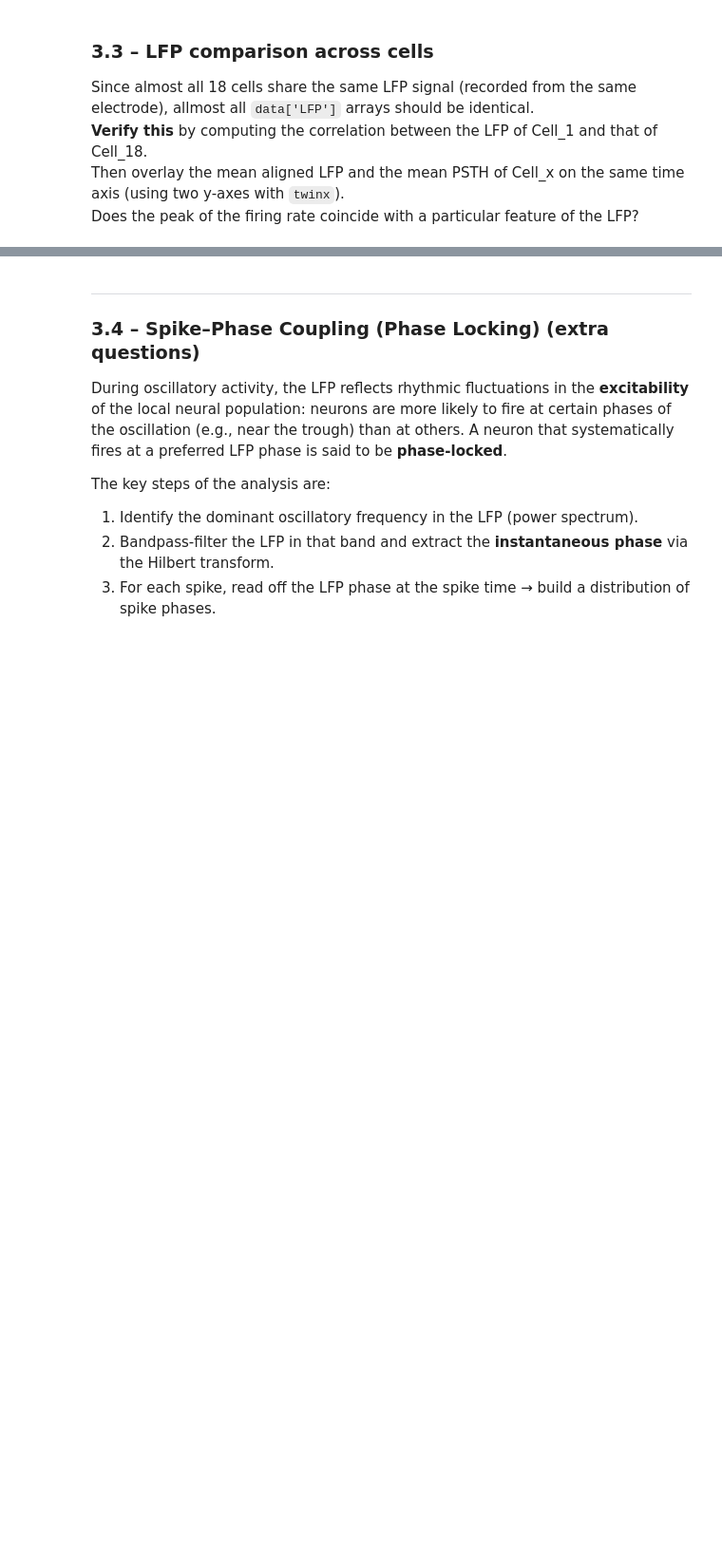
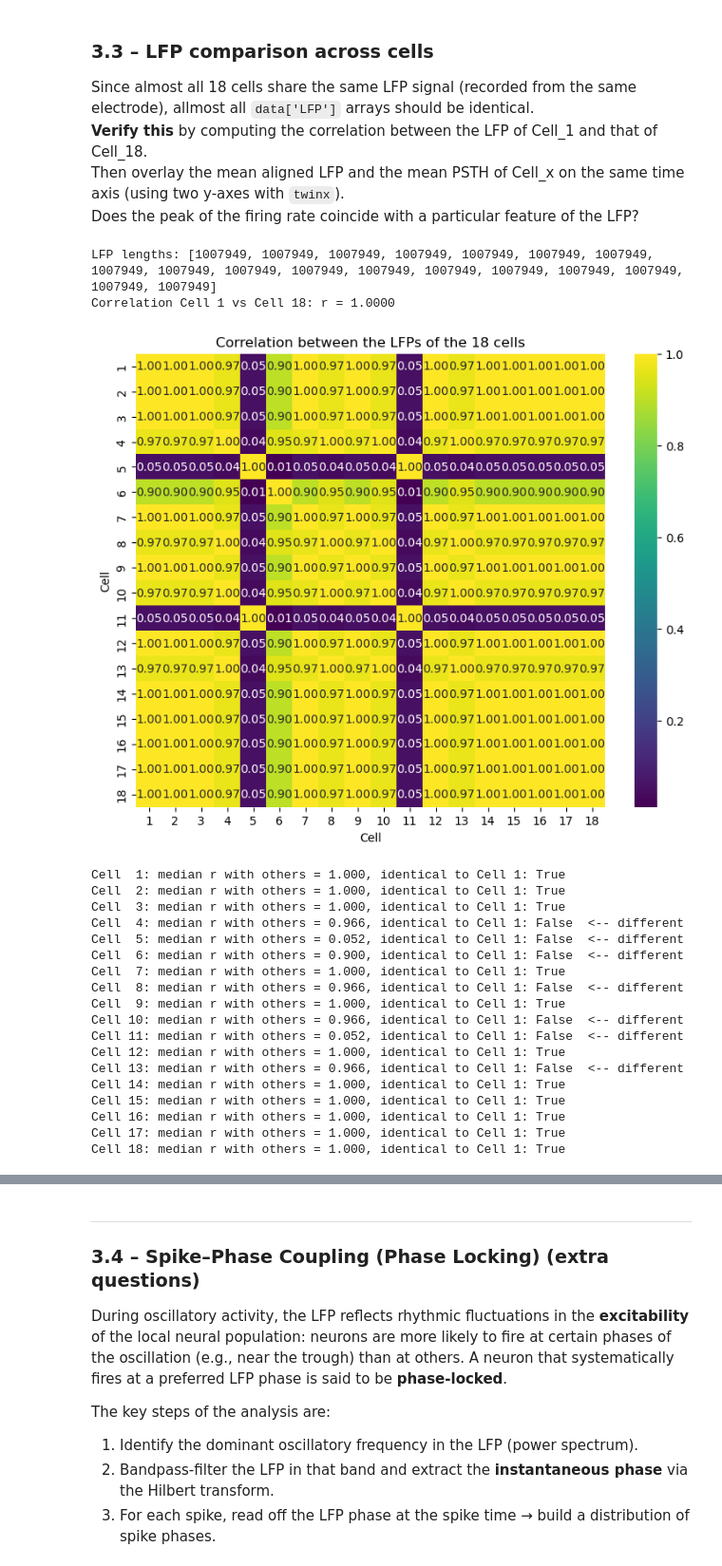
Before and after one commit to slerou/Group_1_HW_DataAnalysis_2026.ipynb, a Jupyter notebook: HW_SU_LFP_111026_student_2026.ipynb, the cells around one changed output, grey strips where cells are left out. Shown at 95% size. Drawn from its saved outputs; the diff is of its cells as text; code cells hidden in the pictures; blank space fills up the shorter version.

```diff
--- a/HW_SU_LFP_111026_student_2026.ipynb
+++ b/HW_SU_LFP_111026_student_2026.ipynb
@@ -720,4 +819,51 @@ Since almost all 18 cells share the same LFP signal (recorded from the same elec
 Then overlay the mean aligned LFP and the mean PSTH of Cell_x on the same time axis (using two y-axes with `twinx`).
 Does the peak of the firing rate coincide with a particular feature of the LFP?
 # %%
-# Your code here
+lfp_raw = {n: np.array(cells[n]["LFP"]).flatten() for n in range(1, 19)}
+
+lengths = [len(lfp_raw[n]) for n in range(1, 19)]
+print("LFP lengths:", lengths)
+min_len = min(lengths)
+
+r_1_18 = np.corrcoef(lfp_raw[1][:min_len], lfp_raw[18][:min_len])[0, 1]
+print(f"Correlation Cell 1 vs Cell 18: r = {r_1_18:.4f}")
+
+lfp_matrix = np.array([lfp_raw[n][:min_len] for n in range(1, 19)])
+corr_matrix = np.corrcoef(lfp_matrix)
+
+plt.figure(figsize=(9, 7))
+sns.heatmap(corr_matrix, annot=True, fmt=".2f", cmap="viridis",
+            xticklabels=range(1, 19), yticklabels=range(1, 19))
+plt.title("Correlation between the LFPs of the 18 cells")
+plt.xlabel("Cell")
+plt.ylabel("Cell")
+plt.show()
+
+for n in range(1, 19):
+    others = [corr_matrix[n - 1, m - 1] for m in range(1, 19) if m != n]
+    mean_r = np.median(others)
+    exact = np.array_equal(lfp_raw[n][:min_len], lfp_raw[1][:min_len])
+    flag = "  <-- different" if mean_r < 0.99 else ""
+    print(f"Cell {n:2d}: median r with others = {mean_r:.3f}, identical to Cell 1: {exact}{flag}")
+# %% [output]
+LFP lengths: [1007949, 1007949, 1007949, 1007949, 1007949, 1007949, 1007949, 1007949, 1007949, 1007949, 1007949, 1007949, 1007949, 1007949, 1007949, 1007949, 1007949, 1007949]
+Correlation Cell 1 vs Cell 18: r = 1.0000
+[figure, added]
+Cell  1: median r with others = 1.000, identical to Cell 1: True
+Cell  2: median r with others = 1.000, identical to Cell 1: True
+Cell  3: median r with others = 1.000, identical to Cell 1: True
+Cell  4: median r with others = 0.966, identical to Cell 1: False  <-- different
+Cell  5: median r with others = 0.052, identical to Cell 1: False  <-- different
+Cell  6: median r with others = 0.900, identical to Cell 1: False  <-- different
+Cell  7: median r with others = 1.000, identical to Cell 1: True
+Cell  8: median r with others = 0.966, identical to Cell 1: False  <-- different
+Cell  9: median r with others = 1.000, identical to Cell 1: True
+Cell 10: median r with others = 0.966, identical to Cell 1: False  <-- different
+Cell 11: median r with others = 0.052, identical to Cell 1: False  <-- different
+Cell 12: median r with others = 1.000, identical to Cell 1: True
+Cell 13: median r with others = 0.966, identical to Cell 1: False  <-- different
+Cell 14: median r with others = 1.000, identical to Cell 1: True
+Cell 15: median r with others = 1.000, identical to Cell 1: True
+Cell 16: median r with others = 1.000, identical to Cell 1: True
+Cell 17: median r with others = 1.000, identical to Cell 1: True
+Cell 18: median r with others = 1.000, identical to Cell 1: True
```
Also changed, not shown: parts of 14 cells of this notebook.
